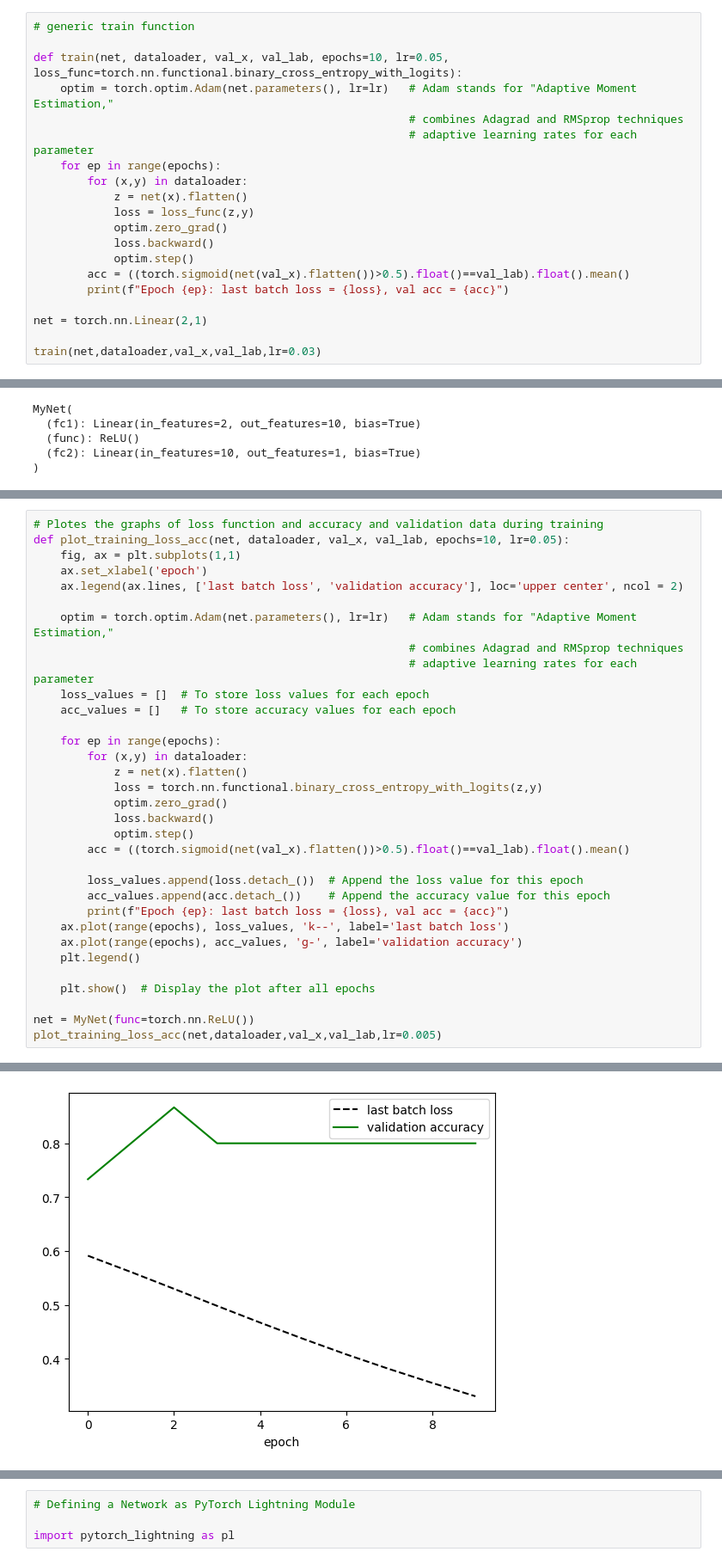
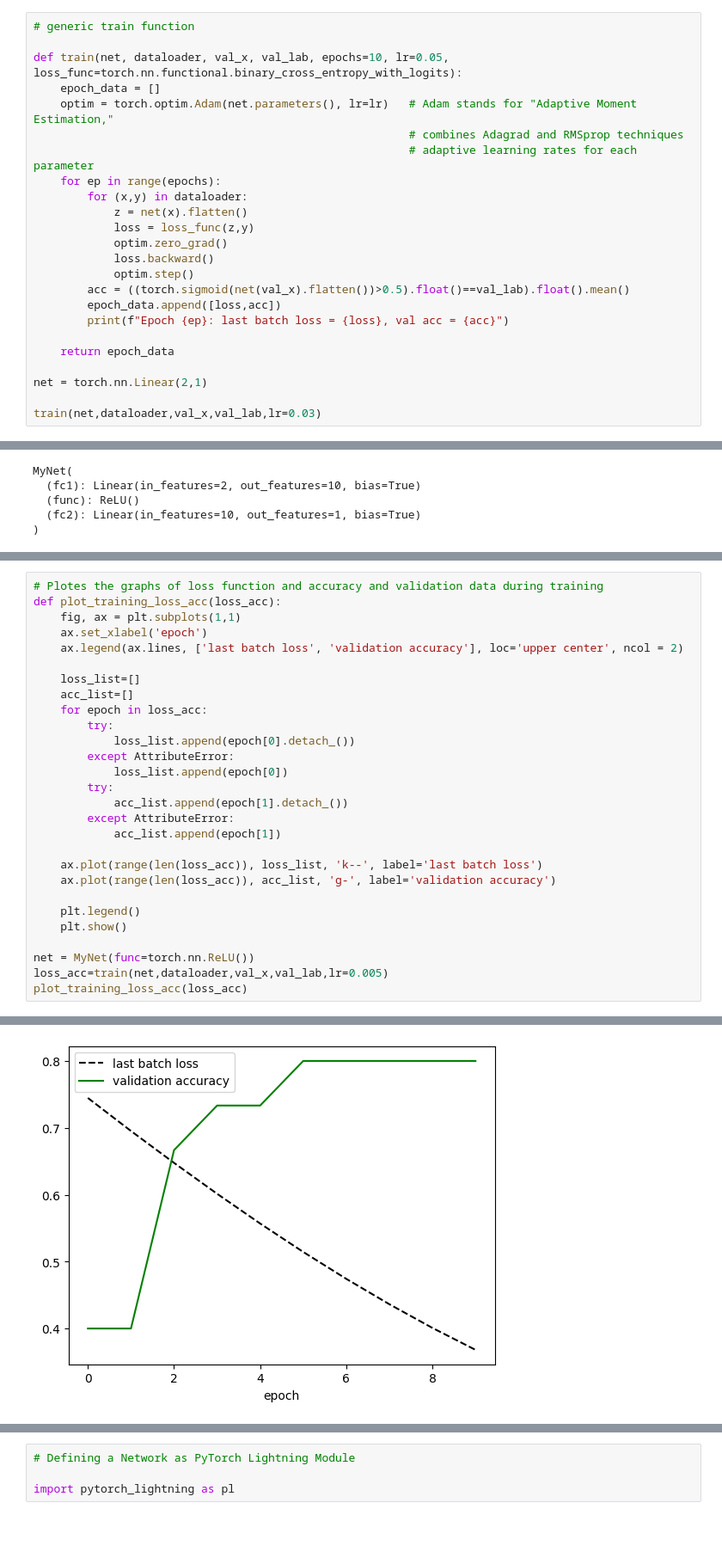
Before and after one commit to ayseberfinozcubuk/Microsoft-AI-course-for-beginners, a Jupyter notebook: 3-NeuralNetworks/05-Frameworks/IntroPyTorch.ipynb, the cells around one changed output, grey strips where cells are left out. Shown at 86% size. Cells and saved outputs as stored; diff of their text form; blank space fills up the shorter version.

Commit message:
task2: MNIST classificiation problem and train method return type update

```diff
--- a/3-NeuralNetworks/05-Frameworks/IntroPyTorch.ipynb
+++ b/3-NeuralNetworks/05-Frameworks/IntroPyTorch.ipynb
@@ -472,6 +472,7 @@ Epoch 9: last batch loss = 0.3278888761997223, val acc = 0.800000011920929
 # generic train function
 
 def train(net, dataloader, val_x, val_lab, epochs=10, lr=0.05, loss_func=torch.nn.functional.binary_cross_entropy_with_logits):
+    epoch_data = []
     optim = torch.optim.Adam(net.parameters(), lr=lr)   # Adam stands for "Adaptive Moment Estimation,"
                                                         # combines Adagrad and RMSprop techniques
                                                         # adaptive learning rates for each parameter
@@ -483,7 +484,10 @@ def train(net, dataloader, val_x, val_lab, epochs=10, lr=0.05, loss_func=torch.n
             loss.backward()
             optim.step()
         acc = ((torch.sigmoid(net(val_x).flatten())>0.5).float()==val_lab).float().mean()
+        epoch_data.append([loss,acc])
         print(f"Epoch {ep}: last batch loss = {loss}, val acc = {acc}")
+
+    return epoch_data
 
 net = torch.nn.Linear(2,1)
 
@@ -561,34 +625,29 @@ Epoch 9: last batch loss = 0.35846975445747375, val acc = 0.8666666746139526
 # %%
 # Plotes the graphs of loss function and accuracy and validation data during training
-def plot_training_loss_acc(net, dataloader, val_x, val_lab, epochs=10, lr=0.05):
+def plot_training_loss_acc(loss_acc):
     fig, ax = plt.subplots(1,1)
     ax.set_xlabel('epoch')
     ax.legend(ax.lines, ['last batch loss', 'validation accuracy'], loc='upper center', ncol = 2)
 
-    optim = torch.optim.Adam(net.parameters(), lr=lr)   # Adam stands for "Adaptive Moment Estimation,"
-                                                        # combines Adagrad and RMSprop techniques
-                                                        # adaptive learning rates for each parameter
-    loss_values = []  # To store loss values for each epoch
-    acc_values = []   # To store accuracy values for each epoch
+    loss_list=[]
+    acc_list=[]
+    for epoch in loss_acc:
+        try:
+            loss_list.append(epoch[0].detach_())
+        except AttributeError:
+            loss_list.append(epoch[0])
+        try:
+            acc_list.append(epoch[1].detach_())
+        except AttributeError:
+            acc_list.append(epoch[1])
 
-    for ep in range(epochs):
-        for (x,y) in dataloader:
-            z = net(x).flatten()
-            loss = torch.nn.functional.binary_cross_entropy_with_logits(z,y)
-            optim.zero_grad()
-            loss.backward()
-            optim.step()
-        acc = ((torch.sigmoid(net(val_x).flatten())>0.5).float()==val_lab).float().mean()
+    ax.plot(range(len(loss_acc)), loss_list, 'k--', label='last batch loss')
+    ax.plot(range(len(loss_acc)), acc_list, 'g-', label='validation accuracy')
 
-        loss_values.append(loss.detach_())  # Append the loss value for this epoch
-        acc_values.append(acc.detach_())    # Append the accuracy value for this epoch
-        print(f"Epoch {ep}: last batch loss = {loss}, val acc = {acc}")
-    ax.plot(range(epochs), loss_values, 'k--', label='last batch loss')
-    ax.plot(range(epochs), acc_values, 'g-', label='validation accuracy')
     plt.legend()
-
-    plt.show()  # Display the plot after all epochs
+    plt.show()
 
 net = MyNet(func=torch.nn.ReLU())
-plot_training_loss_acc(net,dataloader,val_x,val_lab,lr=0.005)
+loss_acc=train(net,dataloader,val_x,val_lab,lr=0.005)
+plot_training_loss_acc(loss_acc)
 # %% [output]
@@ -605 +664 @@ Epoch 9: last batch loss = 0.3304832875728607, val acc = 0.800000011920929
-[figure, old version]
+[figure, new version]
```
Also changed, not shown: parts of 24 cells of this notebook, 6 other files.
